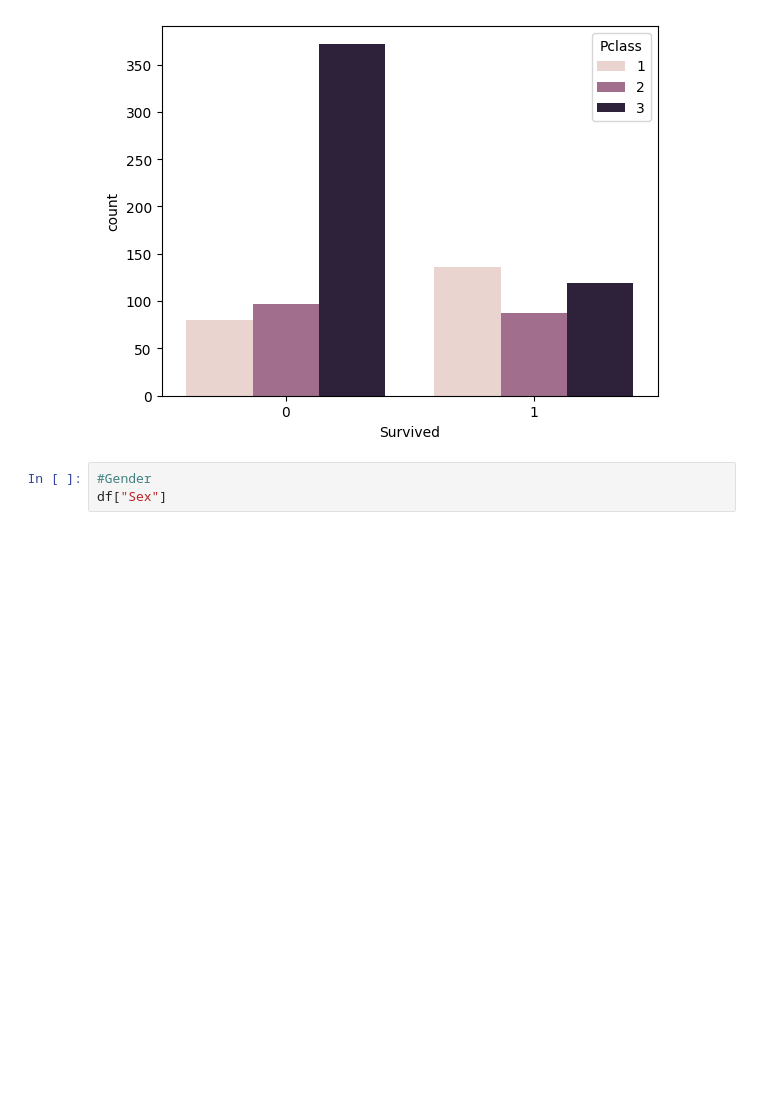
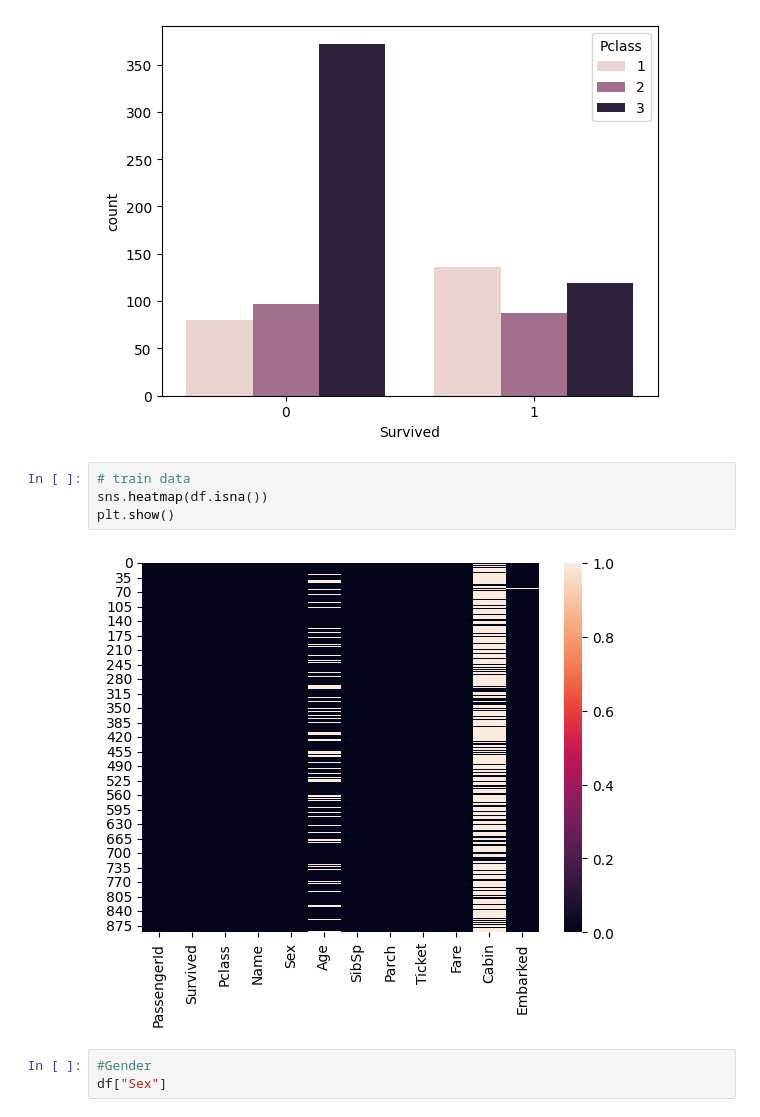
Before and after one commit to shivxm01/CodSoft, a Jupyter notebook: TitanicSurvival.ipynb, the cells around one changed output. Drawn from its saved outputs; the diff is of its cells as text; blank space fills up the shorter version.

```diff
--- a/TitanicSurvival.ipynb
+++ b/TitanicSurvival.ipynb
@@ -67,6 +92,12 @@ sns.countplot(x=df['Survived'],hue=df['Pclass'])
 # %% [output]
 <Axes: xlabel='Survived', ylabel='count'>
 [figure]
+# %%
+# train data
+sns.heatmap(df.isna())
+plt.show()
+# %% [output]
+[figure, added]
 # %%
 #Gender
 df["Sex"]
```
Also changed, not shown: parts of 5 cells of this notebook.
